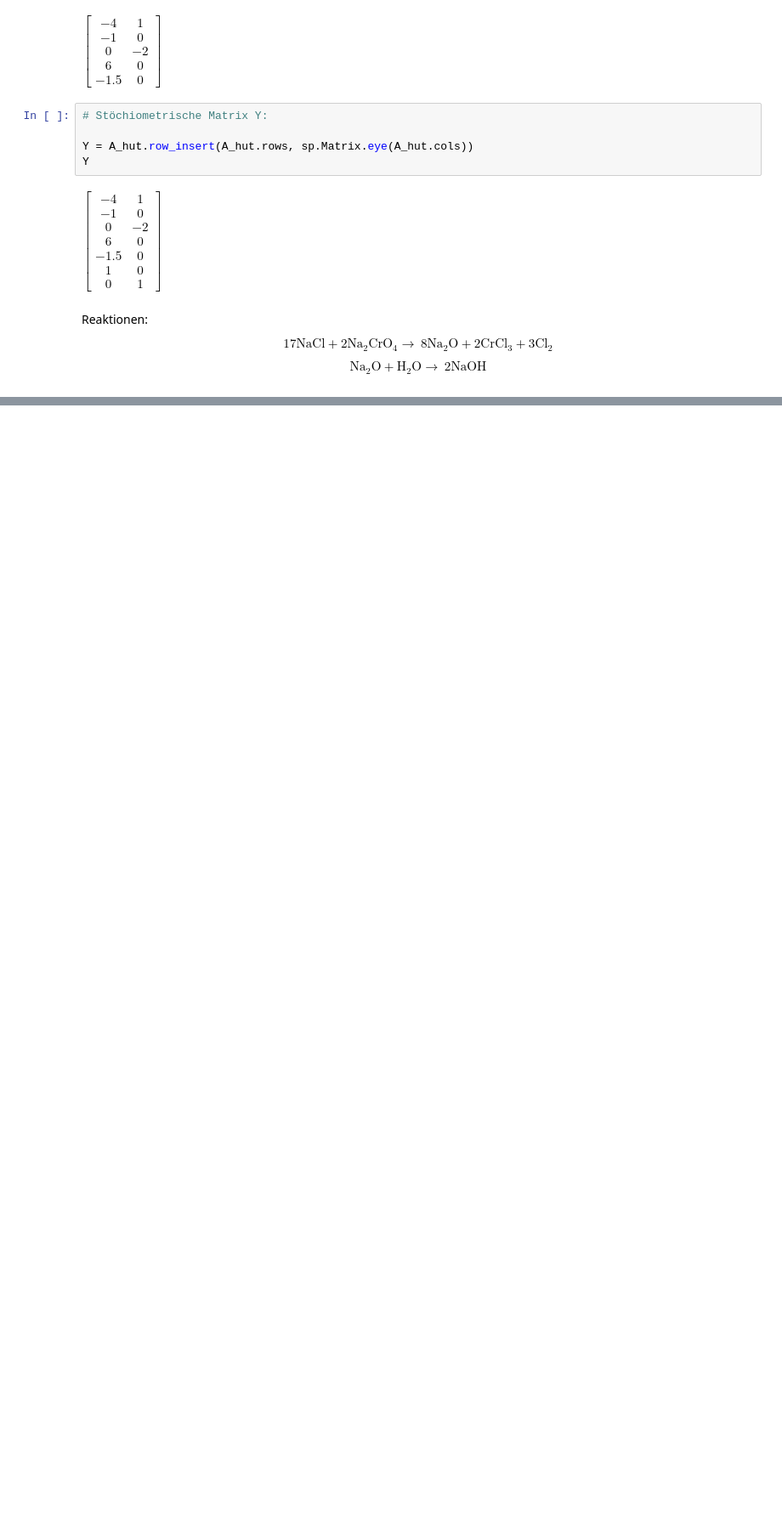
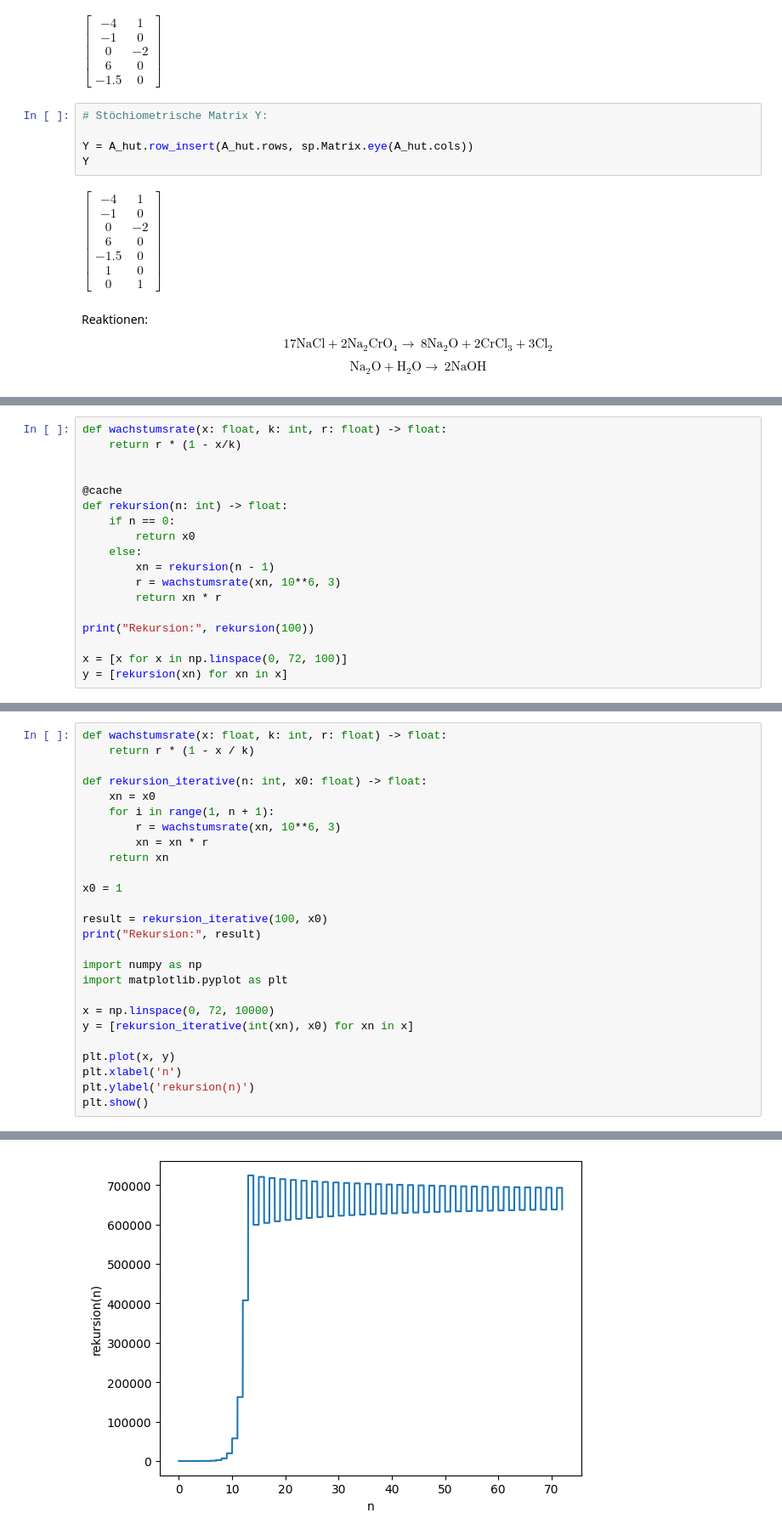
Before and after one commit to tombk556/MSM-Modellbildung-und-Modellanpassung, a Jupyter notebook: src/Rechner.ipynb, the cells around one changed output, grey strips where cells are left out. Shown at 85% size. Drawn from its saved outputs; the diff is of its cells as text; blank space fills up the shorter version.

```diff
--- a/src/Rechner.ipynb
+++ b/src/Rechner.ipynb
@@ -146,0 +172,18 @@ $$
+# %%
+def wachstumsrate(x: float, k: int, r: float) -> float:
+    return r * (1 - x/k)
+
+
+@cache
+def rekursion(n: int) -> float:
+    if n == 0:
+        return x0
+    else:
+        xn = rekursion(n - 1)
+        r = wachstumsrate(xn, 10**6, 3)
+        return xn * r
+
+print("Rekursion:", rekursion(100))
+
+x = [x for x in np.linspace(0, 72, 100)]
+y = [rekursion(xn) for xn in x]
@@ -146,0 +192,27 @@ $$
+# %%
+def wachstumsrate(x: float, k: int, r: float) -> float:
+    return r * (1 - x / k)
+
+def rekursion_iterative(n: int, x0: float) -> float:
+    xn = x0
+    for i in range(1, n + 1):
+        r = wachstumsrate(xn, 10**6, 3)
+        xn = xn * r
+    return xn
+
+x0 = 1
+
+result = rekursion_iterative(100, x0)
+print("Rekursion:", result)
+
+import numpy as np
+import matplotlib.pyplot as plt
+
+x = np.linspace(0, 72, 10000)
+y = [rekursion_iterative(int(xn), x0) for xn in x]
+
+plt.plot(x, y)
+plt.xlabel('n')
+plt.ylabel('rekursion(n)')
+plt.show()
+# %% [output]
@@ -146,0 +220 @@ $$
+[figure, added]
```
Also changed, not shown: parts of 7 cells of this notebook.
